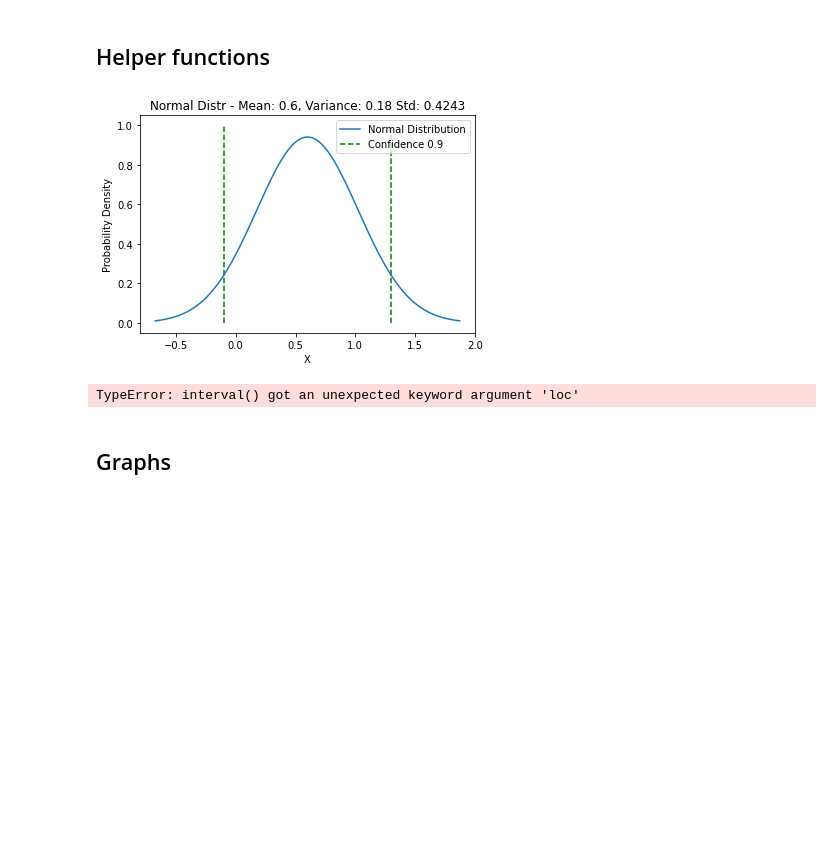
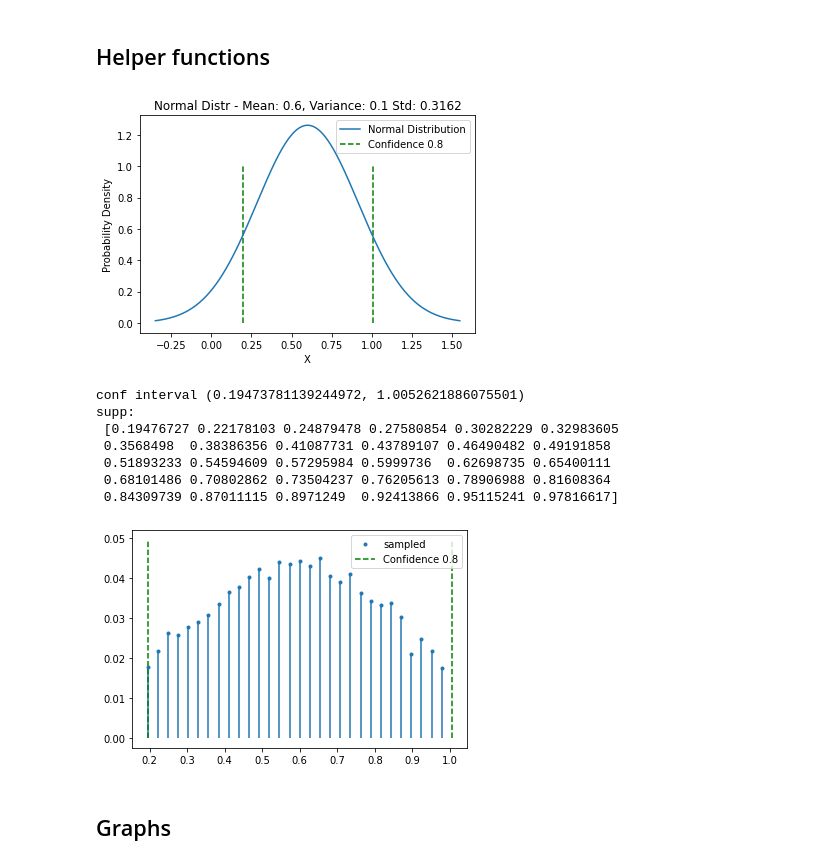
Before and after one commit to yannikschnitzer/prism, a Jupyter notebook: prism/distr.ipynb, the cells around one changed output. Cells and saved outputs as stored; diff of their text form; code cells hidden in the pictures; blank space fills up the shorter version.

Commit message:
plot sampled distribution

```diff
--- a/prism/distr.ipynb
+++ b/prism/distr.ipynb
@@ -67,15 +70,24 @@ def norm_gran(mean, variance,conf=0.9,sample=1000,debug=True):
 # %%
 # projection code?
 # gamma_gran(a=1)
+ymax = 1
+mean = 0.6
+variance = 0.1
+conf = 0.8
+sample = 10000
+bins = 30
 
-mean = 0.6
-variance = 0.18
-conf = 0.9
-sample = 10
-norm_gran(mean, variance,conf,sample=sample,debug=False)
+norm_gran_simplified(mean, variance,conf, ymax=ymax, sample=sample,debug=False, bins =bins, adjusted=False)
 # %% [output]
-[figure, old version]
+[figure, new version]
-TypeError: interval() got an unexpected keyword argument 'loc'
+conf interval (0.19473781139244972, 1.0052621886075501)
+supp:
+ [0.19476727 0.22178103 0.24879478 0.27580854 0.30282229 0.32983605
+ 0.3568498  0.38386356 0.41087731 0.43789107 0.46490482 0.49191858
+ 0.51893233 0.54594609 0.57295984 0.5999736  0.62698735 0.65400111
+ 0.68101486 0.70802862 0.73504237 0.76205613 0.78906988 0.81608364
+ 0.84309739 0.87011115 0.8971249  0.92413866 0.95115241 0.97816617]
+[figure, added]
 # %%
 def adjust_qr(rx, rp, rz):
 
```
Also changed, not shown: parts of 2 cells of this notebook.
